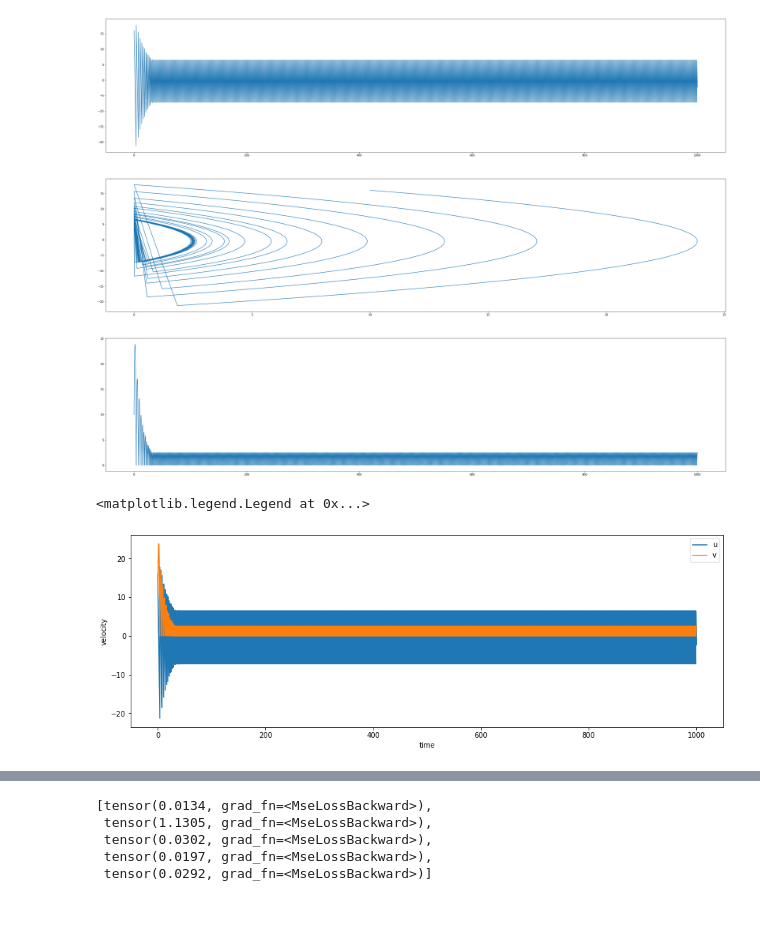
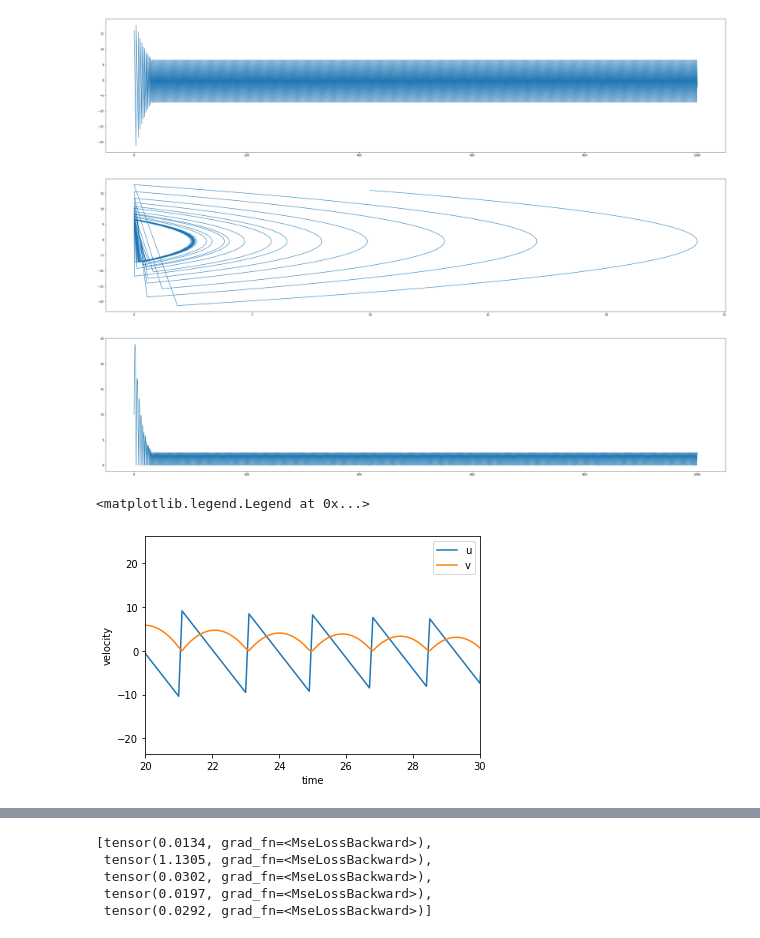
Before and after one commit to runnily/3095-Simulations-of-hybrid-systems-using-neural-networks, a Jupyter notebook: plots/hybrid systems/bouncing ball.ipynb, the cells around one changed output, grey strips where cells are left out. Saved outputs shown, nothing was run; the diff lists cells and outputs as text; code cells hidden in the pictures; blank space fills up the shorter version.

```diff
--- a/plots/hybrid systems/bouncing ball.ipynb
+++ b/plots/hybrid systems/bouncing ball.ipynb
@@ -47,13 +47,14 @@ ax[2].plot(initial[["time"]], initial[["position"]])
 [<matplotlib.lines.Line2D at 0x...>]
 [figure]
 # %%
-fig, ax = plt.subplots(figsize=(15,5))
+fig, ax = plt.subplots()
 sns.lineplot(data = initial, x = "time", y = "velocity", ax = ax,label = "u")
 sns.lineplot(data = initial, x = "time", y = "position", ax=ax, label = "v")
+ax.set_xlim(20,30)
 ax.legend()
 # %% [output]
 <matplotlib.legend.Legend at 0x...>
-[figure, old version]
+[figure, new version]
 # %%
 kfold = Splitting([0,1,2,4], [3,4], num_epoches = 20, batch_size = 64, lr= 0.0001)
 # %%
```
Also changed, not shown: parts of 3 cells of this notebook, 1 other file.
